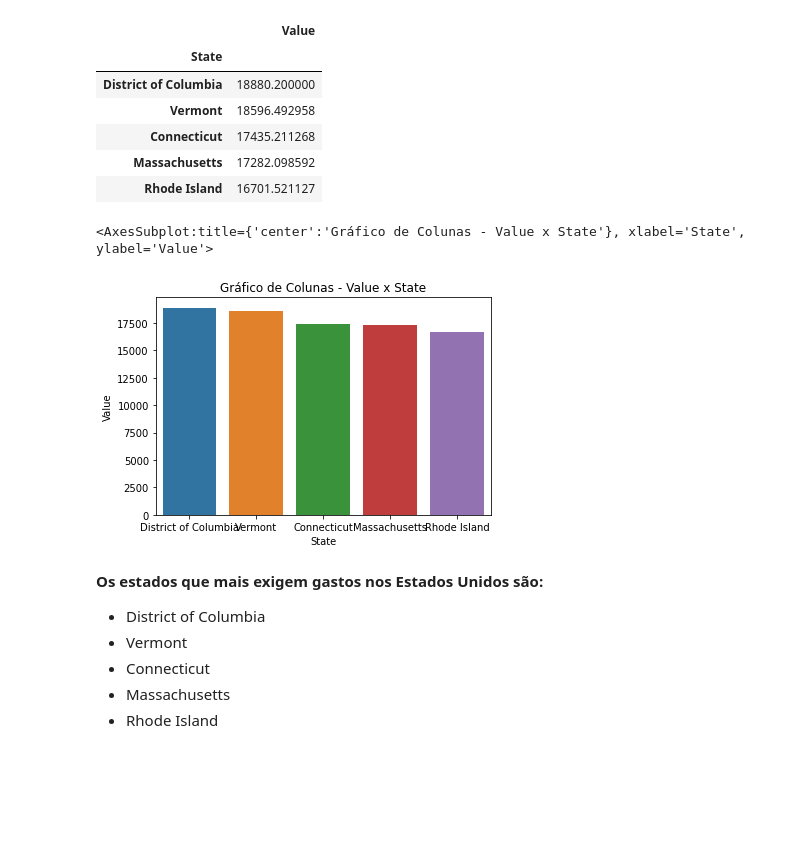
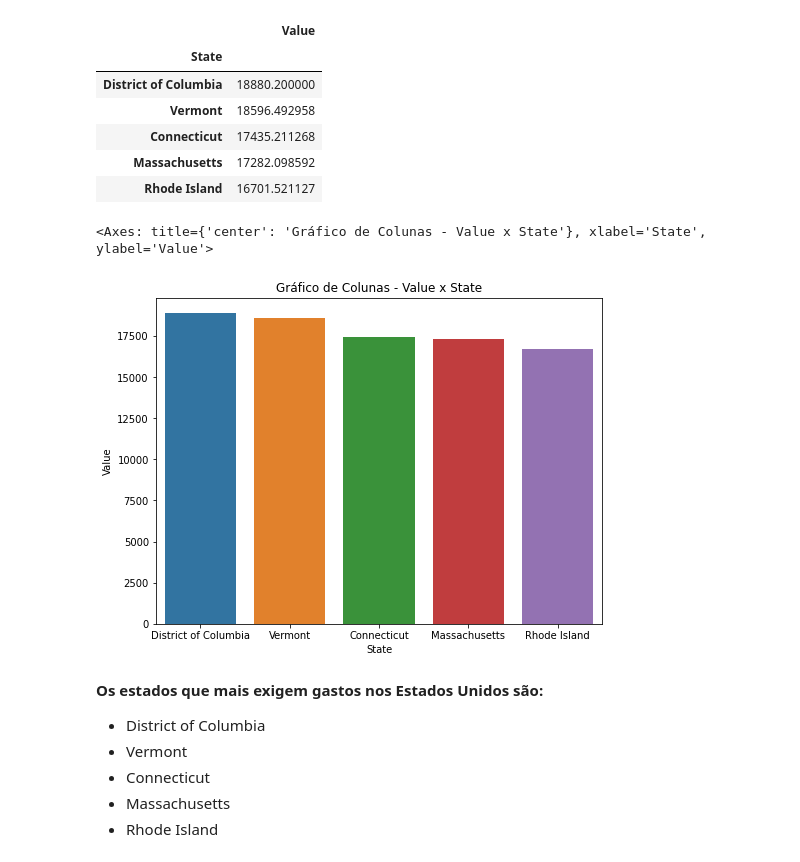
Before and after one commit to gabriellfelipe7/AnaliseExploratoria_AverageCostStudentUSA, a Jupyter notebook: AnaliseExploratoria_AverageCostStudentUSA.ipynb, the cells around one changed output. Cells and saved outputs as stored; diff of their text form; code cells hidden in the pictures; blank space fills up the shorter version.

```diff
--- a/AnaliseExploratoria_AverageCostStudentUSA.ipynb
+++ b/AnaliseExploratoria_AverageCostStudentUSA.ipynb
@@ -490,15 +490,15 @@ display(top_5_custo)
 top_5_custo = top_5_custo.reset_index()
 # %%
 #Gráfico de Colunas
-
+fig = plt.figure(figsize=(8, 6))
 plt.xlabel('State')
 plt.ylabel('Value')
 plt.title('Gráfico de Colunas - Value x State')
 
 sns.barplot(data = top_5_custo, x = 'State' , y = "Value")
 # %% [output]
-<AxesSubplot:title={'center':'Gráfico de Colunas - Value x State'}, xlabel='State', ylabel='Value'>
+<Axes: title={'center': 'Gráfico de Colunas - Value x State'}, xlabel='State', ylabel='Value'>
-[figure, old version]
+[figure, new version]
 # %% [markdown]
 **Os estados que mais exigem gastos nos Estados Unidos são:**
 - District of Columbia
```
Also changed, not shown: parts of 10 cells of this notebook.
